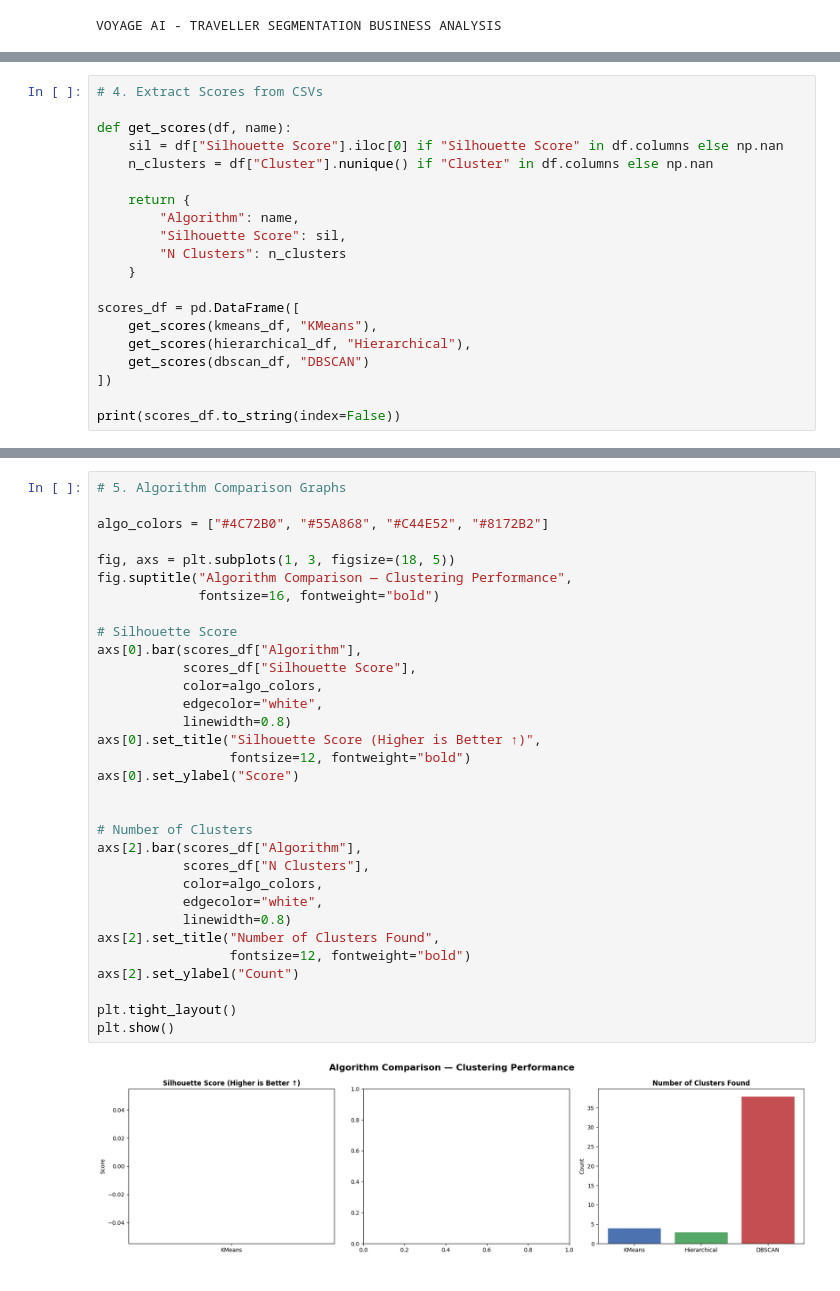
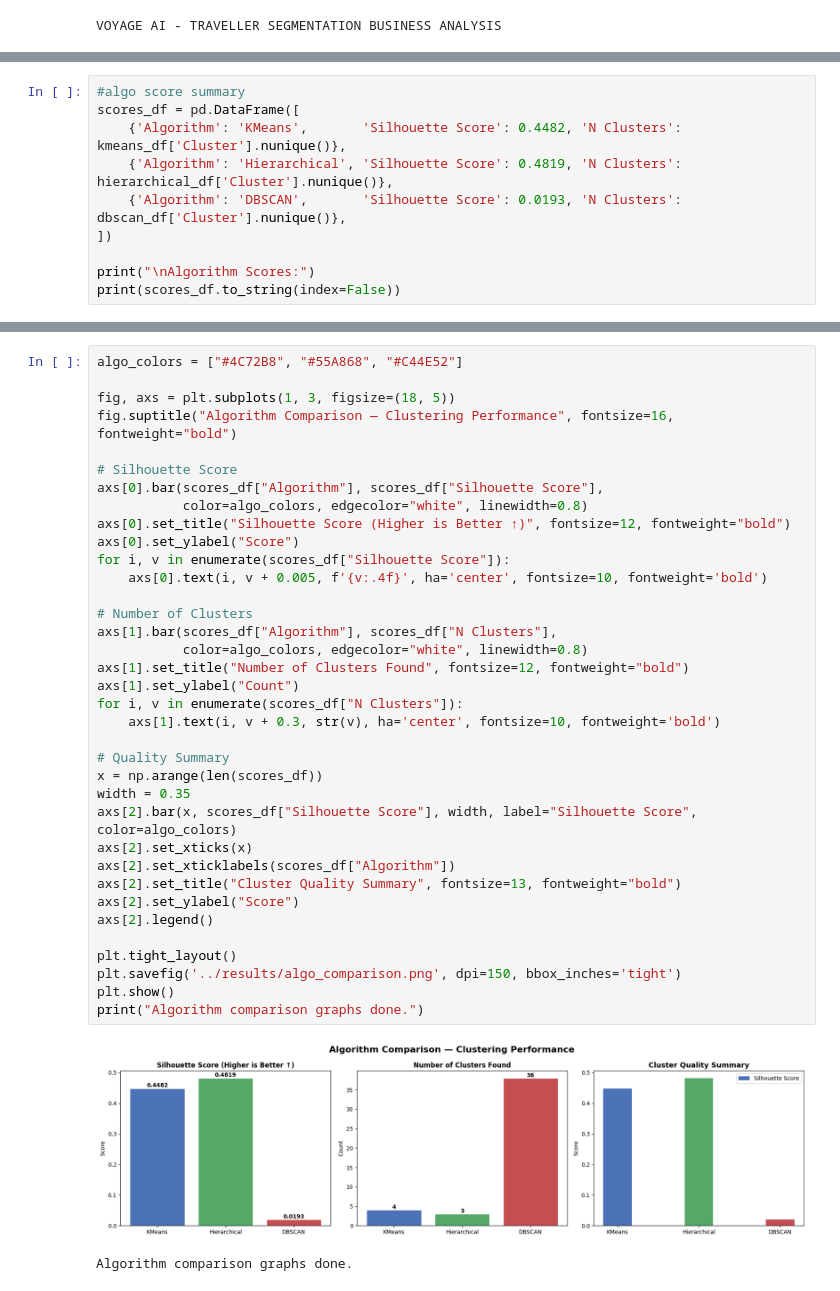
Before and after one commit to adt-kmr/VoyageAI, a Jupyter notebook: notebooks/01_business_analysis.ipynb, the cells around one changed output, grey strips where cells are left out. Cells and saved outputs as stored; diff of their text form.

```diff
--- a/notebooks/01_business_analysis.ipynb
+++ b/notebooks/01_business_analysis.ipynb
@@ -45,21 +79,11 @@ for df in [kmeans_df, dbscan_df, hierarchical_df]:
 # %%
-# 4. Extract Scores from CSVs
-
-def get_scores(df, name):
-    sil = df["Silhouette Score"].iloc[0] if "Silhouette Score" in df.columns else np.nan
-    n_clusters = df["Cluster"].nunique() if "Cluster" in df.columns else np.nan
-
-    return {
-        "Algorithm": name,
-        "Silhouette Score": sil,
-        "N Clusters": n_clusters
-    }
-
+#algo score summary
 scores_df = pd.DataFrame([
-    get_scores(kmeans_df, "KMeans"),
-    get_scores(hierarchical_df, "Hierarchical"),
-    get_scores(dbscan_df, "DBSCAN")
+    {'Algorithm': 'KMeans',       'Silhouette Score': 0.4482, 'N Clusters': kmeans_df['Cluster'].nunique()},
+    {'Algorithm': 'Hierarchical', 'Silhouette Score': 0.4819, 'N Clusters': hierarchical_df['Cluster'].nunique()},
+    {'Algorithm': 'DBSCAN',       'Silhouette Score': 0.0193, 'N Clusters': dbscan_df['Cluster'].nunique()},
 ])
 
+print("\nAlgorithm Scores:")
 print(scores_df.to_string(index=False))
 # %% [output]
@@ -70,35 +95,40 @@ Hierarchical               NaN           3
 # %%
-# 5. Algorithm Comparison Graphs
-
-algo_colors = ["#4C72B0", "#55A868", "#C44E52", "#8172B2"]
+algo_colors = ["#4C72B8", "#55A868", "#C44E52"]
 
 fig, axs = plt.subplots(1, 3, figsize=(18, 5))
-fig.suptitle("Algorithm Comparison — Clustering Performance",
-             fontsize=16, fontweight="bold")
+fig.suptitle("Algorithm Comparison — Clustering Performance", fontsize=16, fontweight="bold")
 
 # Silhouette Score
-axs[0].bar(scores_df["Algorithm"],
-           scores_df["Silhouette Score"],
-           color=algo_colors,
-           edgecolor="white",
-           linewidth=0.8)
-axs[0].set_title("Silhouette Score (Higher is Better ↑)",
-                 fontsize=12, fontweight="bold")
+axs[0].bar(scores_df["Algorithm"], scores_df["Silhouette Score"],
+           color=algo_colors, edgecolor="white", linewidth=0.8)
+axs[0].set_title("Silhouette Score (Higher is Better ↑)", fontsize=12, fontweight="bold")
 axs[0].set_ylabel("Score")
-
+for i, v in enumerate(scores_df["Silhouette Score"]):
+    axs[0].text(i, v + 0.005, f'{v:.4f}', ha='center', fontsize=10, fontweight='bold')
 
 # Number of Clusters
-axs[2].bar(scores_df["Algorithm"],
-           scores_df["N Clusters"],
-           color=algo_colors,
-           edgecolor="white",
-           linewidth=0.8)
-axs[2].set_title("Number of Clusters Found",
-                 fontsize=12, fontweight="bold")
-axs[2].set_ylabel("Count")
+axs[1].bar(scores_df["Algorithm"], scores_df["N Clusters"],
+           color=algo_colors, edgecolor="white", linewidth=0.8)
+axs[1].set_title("Number of Clusters Found", fontsize=12, fontweight="bold")
+axs[1].set_ylabel("Count")
+for i, v in enumerate(scores_df["N Clusters"]):
+    axs[1].text(i, v + 0.3, str(v), ha='center', fontsize=10, fontweight='bold')
+
+# Quality Summary
+x = np.arange(len(scores_df))
+width = 0.35
+axs[2].bar(x, scores_df["Silhouette Score"], width, label="Silhouette Score", color=algo_colors)
+axs[2].set_xticks(x)
+axs[2].set_xticklabels(scores_df["Algorithm"])
+axs[2].set_title("Cluster Quality Summary", fontsize=13, fontweight="bold")
+axs[2].set_ylabel("Score")
+axs[2].legend()
 
 plt.tight_layout()
+plt.savefig('../results/algo_comparison.png', dpi=150, bbox_inches='tight')
 plt.show()
+print("Algorithm comparison graphs done.")
 # %% [output]
-[figure, old version]
+[figure, new version]
+Algorithm comparison graphs done.
 # %%
```
Also changed, not shown: parts of 7 cells of this notebook, 7 other files.
